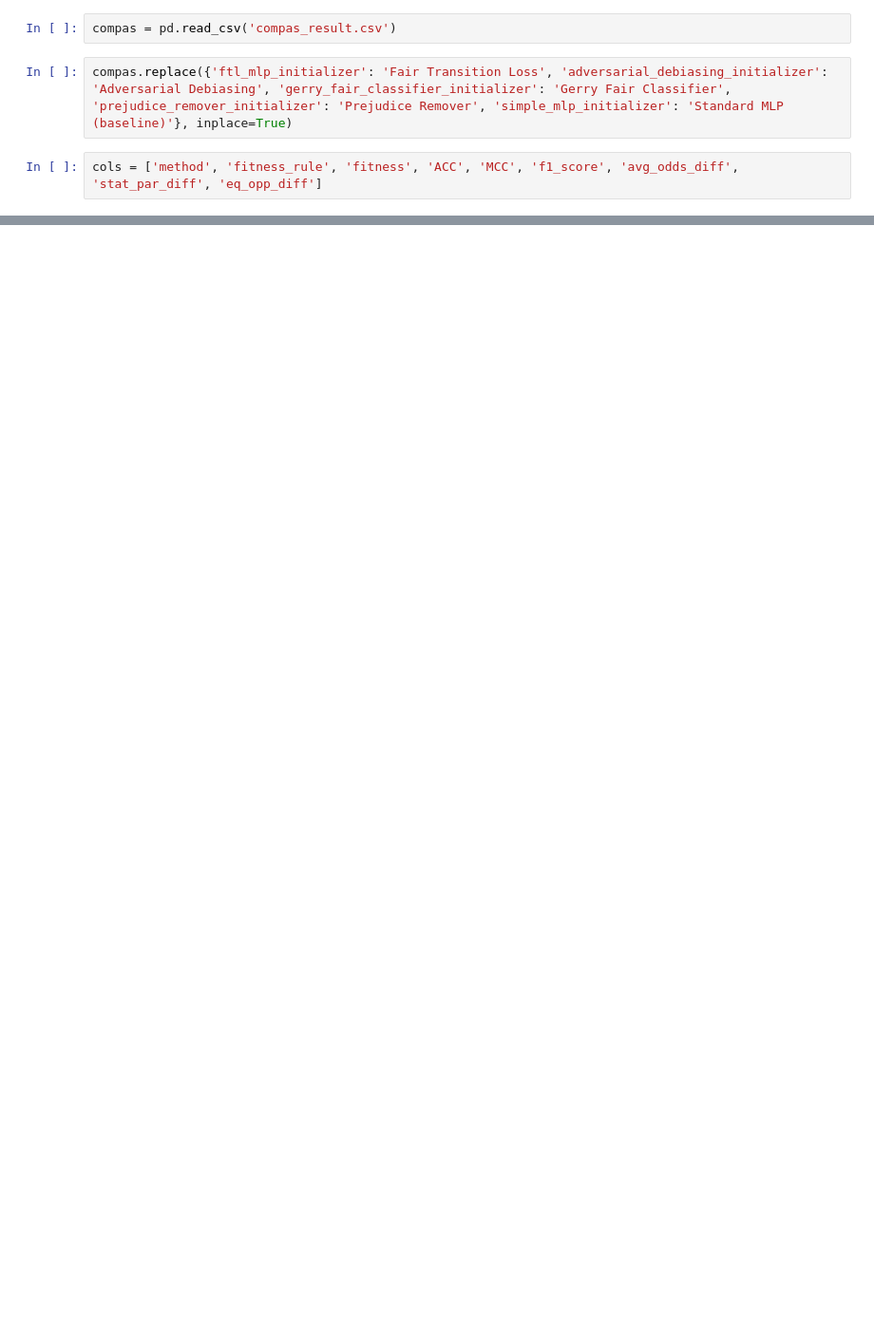
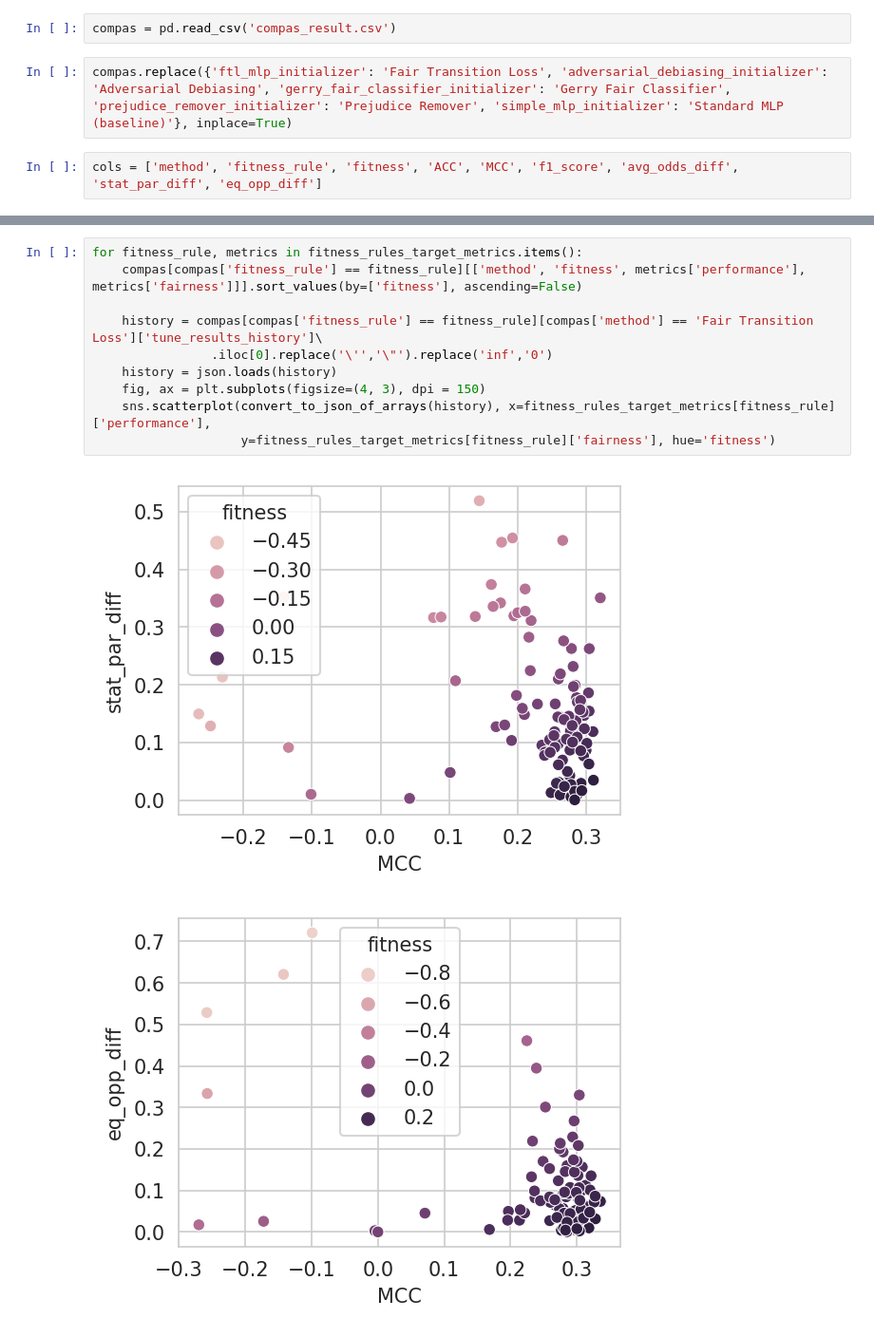
Before and after one commit to ygorcanalli/FairTransitionLoss, a Jupyter notebook: notebooks/2023-07-19/plot.ipynb, the cells around one changed output, grey strips where cells are left out. Shown at 95% size. Cells and saved outputs as stored; diff of their text form; blank space fills up the shorter version.

```diff
--- a/notebooks/2023-07-19/plot.ipynb
+++ b/notebooks/2023-07-19/plot.ipynb
@@ -79,0 +139,13 @@ sns.lineplot(tf_history, ax=ax)
+# %%
+for fitness_rule, metrics in fitness_rules_target_metrics.items():
+    compas[compas['fitness_rule'] == fitness_rule][['method', 'fitness', metrics['performance'], metrics['fairness']]].sort_values(by=['fitness'], ascending=False)
+
+    history = compas[compas['fitness_rule'] == fitness_rule][compas['method'] == 'Fair Transition Loss']['tune_results_history']\
+                .iloc[0].replace('\'','\"').replace('inf','0')
+    history = json.loads(history)
+    fig, ax = plt.subplots(figsize=(4, 3), dpi = 150)
+    sns.scatterplot(convert_to_json_of_arrays(history), x=fitness_rules_target_metrics[fitness_rule]['performance'],
+                    y=fitness_rules_target_metrics[fitness_rule]['fairness'], hue='fitness')
+# %% [output]
+[figure, added]
+[figure, added]
```
Also changed, not shown: parts of 17 cells of this notebook, 2 other files.
